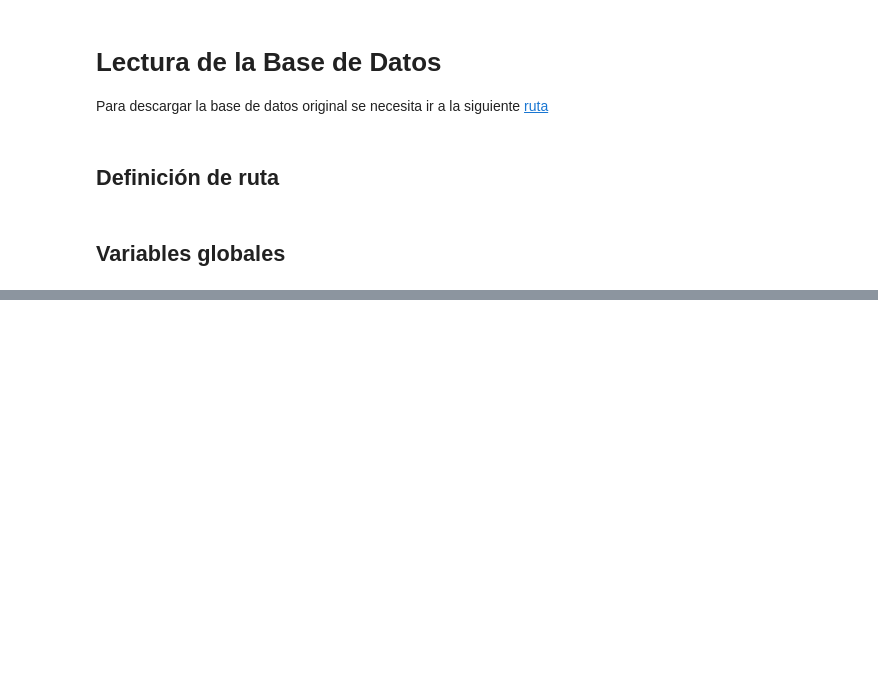
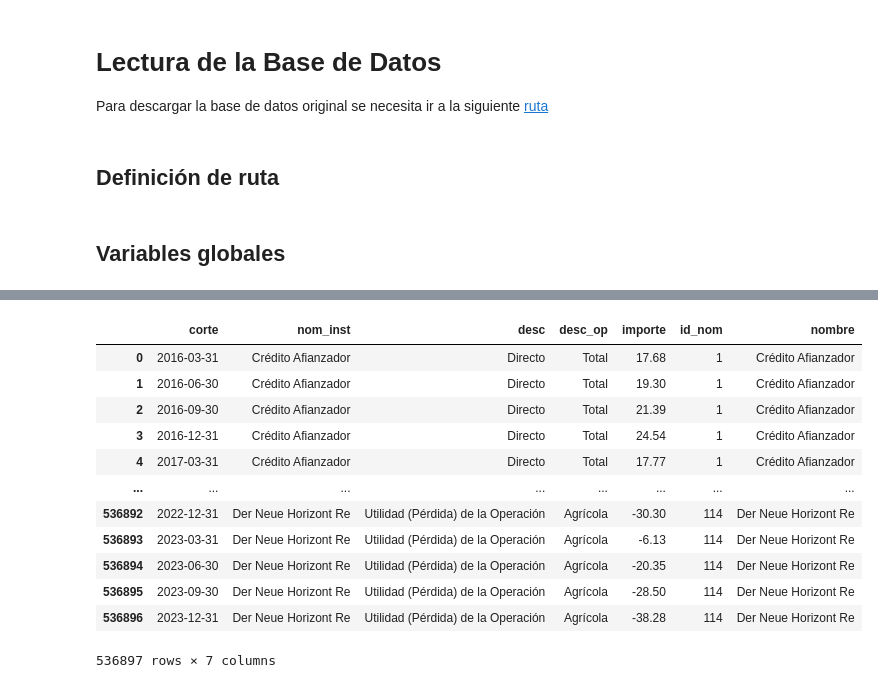
Before and after one commit to eruiz1996/SIO, a Jupyter notebook: Limpieza.ipynb, the cells around one changed output, grey strips where cells are left out. Cells and saved outputs as stored; diff of their text form; code cells hidden in the pictures; blank space fills up the shorter version.

```diff
--- a/Limpieza.ipynb
+++ b/Limpieza.ipynb
@@ -107,0 +105,33 @@ df['ramo'] = df.ramo.str.replace('?', 'ñ', regex=True)
+# %%
+from pandas import Series, DataFrame
+
+def create_db(field: Series, pk_name: str, field_name: str) -> DataFrame:
+    """
+    Create a DataFrame representing a database with unique identifiers based on a given field.
+
+    Parameters:
+    field (pandas.Series): The field from which unique identifiers will be generated.
+    pk (str): The name of the column for unique identifiers.
+    field_name (str): The name of the column for the original field values.
+
+    Returns:
+    pandas.DataFrame: A DataFrame representing the database with unique identifiers.
+
+    Example:
+    >>> import pandas as pd
+    >>> data = {'field': ['a', 'b', 'c', 'a', 'b']}
+    >>> df = pd.DataFrame(data)
+    >>> create_db(df['field'], 'ID', 'Field_Name')
+       ID Field_Name
+    0   1          a
+    1   2          b
+    2   3          c
+    """
+    # Generate unique identifiers for each unique value in the field
+    unique_values = field.unique()
+    identifiers = range(1, len(unique_values) + 1)
+
+    # Create a DataFrame with the primary key and field name columns
+    db_df = pd.DataFrame({pk_name: identifiers, field_name: unique_values})
+
+    return db_df
@@ -107,0 +234,16 @@ df['ramo'] = df.ramo.str.replace('?', 'ñ', regex=True)
+# %%
+df.merge(instituciones, left_on = 'nom_inst', right_on = 'nombre', how = 'inner')
+# %% [output]
+|  | corte | nom_inst | desc | desc_op | importe | id_nom | nombre |
+| 0 | 2016-03-31 | Crédito Afianzador | Directo | Total | 17.68 | 1 | Crédito Afianzador |
+| 1 | 2016-06-30 | Crédito Afianzador | Directo | Total | 19.30 | 1 | Crédito Afianzador |
+| 2 | 2016-09-30 | Crédito Afianzador | Directo | Total | 21.39 | 1 | Crédito Afianzador |
+| 3 | 2016-12-31 | Crédito Afianzador | Directo | Total | 24.54 | 1 | Crédito Afianzador |
+| 4 | 2017-03-31 | Crédito Afianzador | Directo | Total | 17.77 | 1 | Crédito Afianzador |
+| ... | ... | ... | ... | ... | ... | ... | ... |
+| 536892 | 2022-12-31 | Der Neue Horizont Re | Utilidad (Pérdida) de la Operación | Agrícola | -30.30 | 114 | Der Neue Horizont Re |
+| 536893 | 2023-03-31 | Der Neue Horizont Re | Utilidad (Pérdida) de la Operación | Agrícola | -6.13 | 114 | Der Neue Horizont Re |
+| 536894 | 2023-06-30 | Der Neue Horizont Re | Utilidad (Pérdida) de la Operación | Agrícola | -20.35 | 114 | Der Neue Horizont Re |
+| 536895 | 2023-09-30 | Der Neue Horizont Re | Utilidad (Pérdida) de la Operación | Agrícola | -28.50 | 114 | Der Neue Horizont Re |
+| 536896 | 2023-12-31 | Der Neue Horizont Re | Utilidad (Pérdida) de la Operación | Agrícola | -38.28 | 114 | Der Neue Horizont Re |
+536897 rows × 7 columns
```
Also changed, not shown: parts of 19 cells of this notebook, 2 other files.
